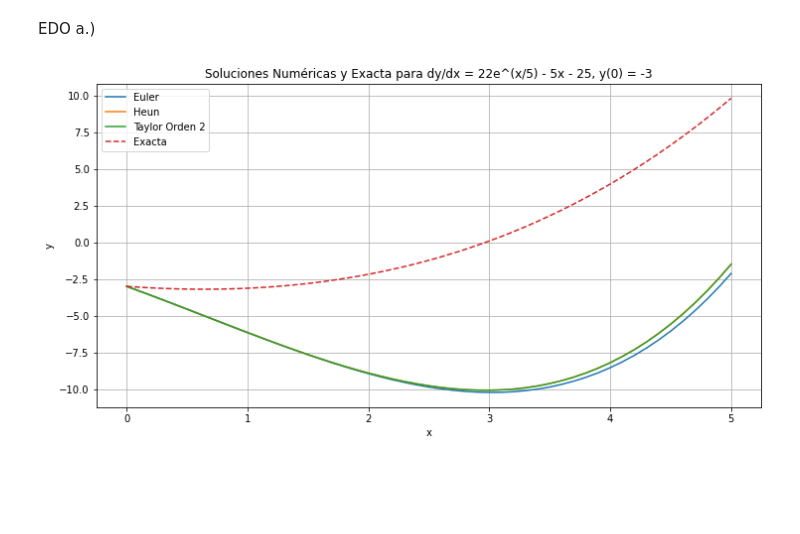
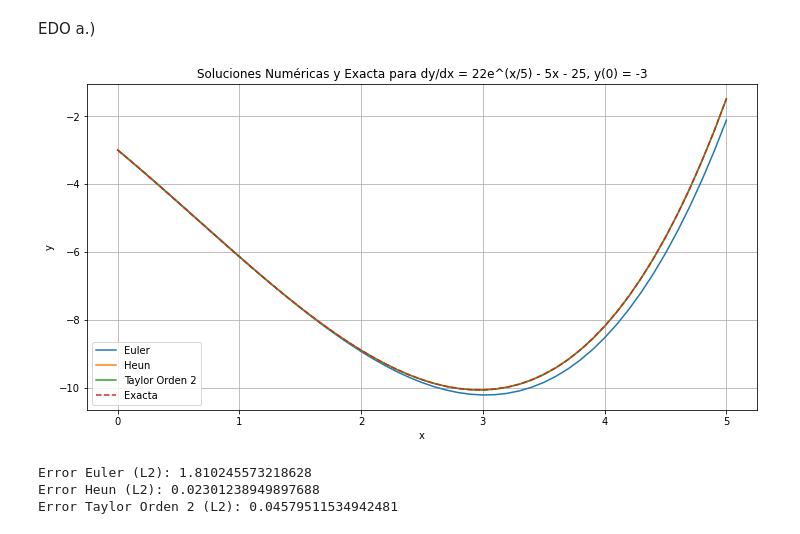
Before and after one commit to andreluchi/Lab2ModSim, a Jupyter notebook: ej1-4.ipynb, the cells around one changed output. Drawn from its saved outputs; the diff is of its cells as text; code cells hidden in the pictures; blank space fills up the shorter version.

```diff
--- a/ej1-4.ipynb
+++ b/ej1-4.ipynb
@@ -128,33 +128,49 @@ def df_a(x, y):
 
 # Solución exacta para el caso a)
 def exact_solution_a(x):
-    return 22 * np.exp(x / 5) - 5 * x - 25
+    return 110 * np.exp(x / 5) - (5 / 2) * x**2 - 25 * x - 113
 
 # Parámetros de la EDO
 x0_a, y0_a = 0, -3
 h_a = 0.1
 n_a = int(5 / h_a)  # Número de pasos para cubrir el intervalo de 0 a 5 con pasos de 0.1
 
 # Resolver la EDO usando los métodos de Euler, Heun y Taylor de orden 2
 xs_euler_a, ys_euler_a = euler(f_a, x0_a, y0_a, h_a, n_a)
 xs_heun_a, ys_heun_a = heun(f_a, x0_a, y0_a, h_a, n_a)
 xs_taylor_a, ys_taylor_a = taylor_order_2(f_a, df_a, x0_a, y0_a, h_a, n_a)
 
 # Solución exacta
 xs_exact_a = np.linspace(0, 5, 100)  # Más puntos para una curva suave
 ys_exact_a = exact_solution_a(xs_exact_a)
 
 # Graficar las soluciones numéricas obtenidas junto con la solución exacta
 plt.figure(figsize=(12, 6))
 plt.plot(xs_euler_a, ys_euler_a, label='Euler')
 plt.plot(xs_heun_a, ys_heun_a, label='Heun')
 plt.plot(xs_taylor_a, ys_taylor_a, label='Taylor Orden 2')
 plt.plot(xs_exact_a, ys_exact_a, label='Exacta', linestyle='dashed')
 plt.xlabel('x')
 plt.ylabel('y')
 plt.title('Soluciones Numéricas y Exacta para dy/dx = 22e^(x/5) - 5x - 25, y(0) = -3')
 plt.legend()
 plt.grid(True)
 plt.show()
+
+# Calcular errores L2
+y_exact_euler = exact_solution_a(xs_euler_a)
+y_exact_heun = exact_solution_a(xs_heun_a)
+y_exact_taylor = exact_solution_a(xs_taylor_a)
+
+error_euler = np.linalg.norm(ys_euler_a - y_exact_euler, ord=2)
+error_heun = np.linalg.norm(ys_heun_a - y_exact_heun, ord=2)
+error_taylor = np.linalg.norm(ys_taylor_a - y_exact_taylor, ord=2)
+
+print(f"Error Euler (L2): {error_euler}")
+print(f"Error Heun (L2): {error_heun}")
+print(f"Error Taylor Orden 2 (L2): {error_taylor}")
 # %% [output]
-[figure, old version]
+[figure, new version]
+Error Euler (L2): 1.810245573218628
+Error Heun (L2): 0.02301238949897688
+Error Taylor Orden 2 (L2): 0.04579511534942481
```
Also changed, not shown: parts of 8 cells of this notebook.
